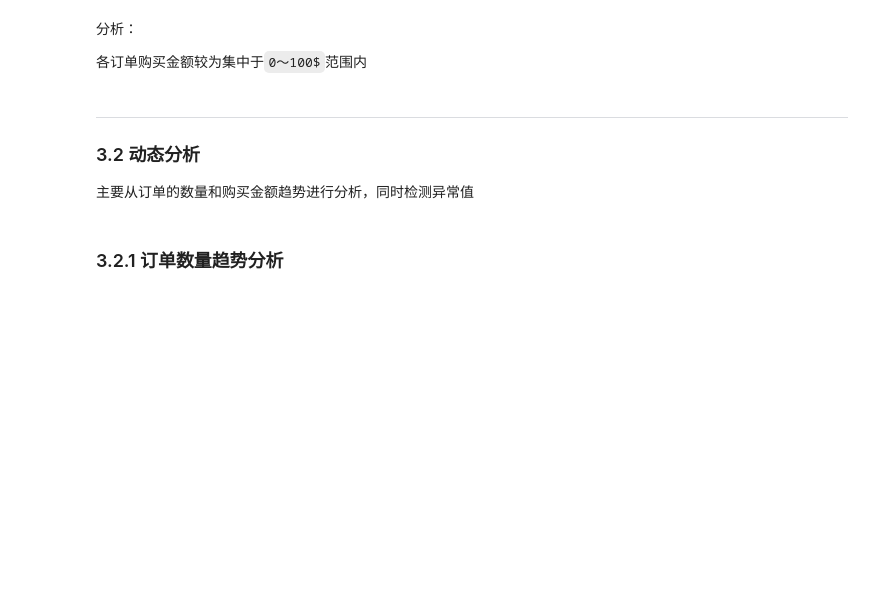
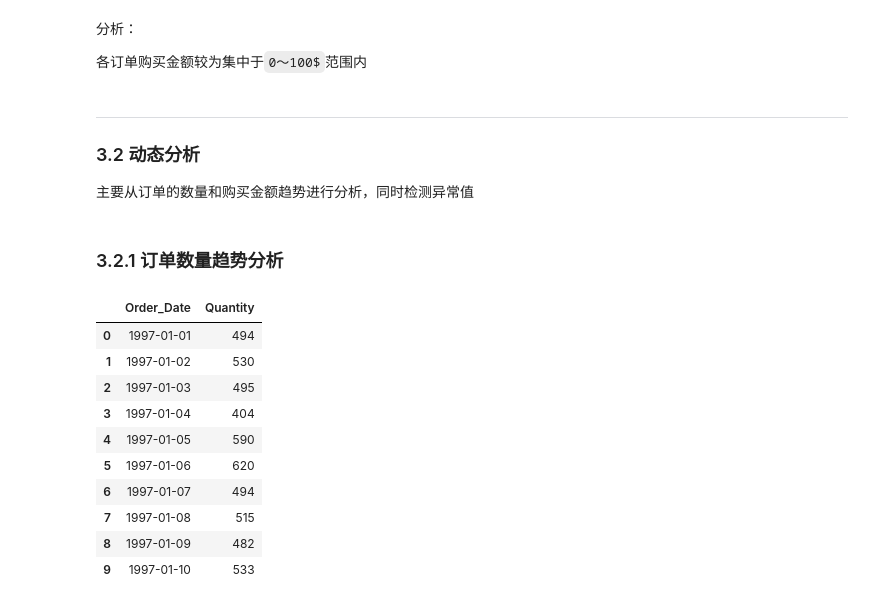
Before and after one commit to Jiachengciel/Data_Analysis, a Jupyter notebook: Task8_Analysis/CDNow_Analysis.ipynb, the cells around one changed output. Saved outputs shown, nothing was run; the diff lists cells and outputs as text; code cells hidden in the pictures; blank space fills up the shorter version.

```diff
--- a/Task8_Analysis/CDNow_Analysis.ipynb
+++ b/Task8_Analysis/CDNow_Analysis.ipynb
@@ -169,3 +169,20 @@ plt.show()
 主要从订单的数量和购买金额趋势进行分析，同时检测异常值
 # %% [markdown]
 ### 3.2.1 订单数量趋势分析
+# %%
+# 数据整合
+df_quantity = pd.DataFrame(Data.groupby(['Order_Date'])['Quantity'].sum())
+df_quantity = df_quantity.reset_index()
+df_quantity[:10]
+# %% [output]
+|  | Order_Date | Quantity |
+| 0 | 1997-01-01 | 494 |
+| 1 | 1997-01-02 | 530 |
+| 2 | 1997-01-03 | 495 |
+| 3 | 1997-01-04 | 404 |
+| 4 | 1997-01-05 | 590 |
+| 5 | 1997-01-06 | 620 |
+| 6 | 1997-01-07 | 494 |
+| 7 | 1997-01-08 | 515 |
+| 8 | 1997-01-09 | 482 |
+| 9 | 1997-01-10 | 533 |
```
Also changed, not shown: parts of 6 cells of this notebook.
